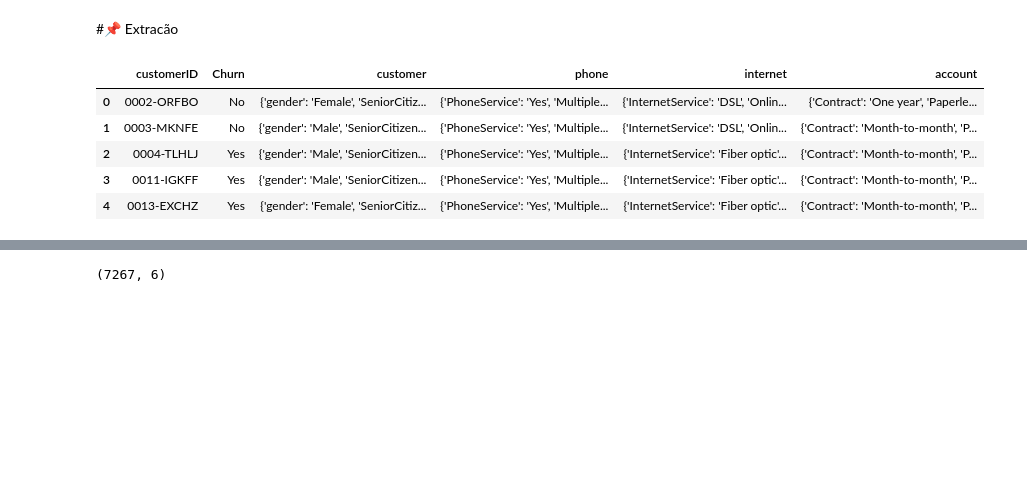
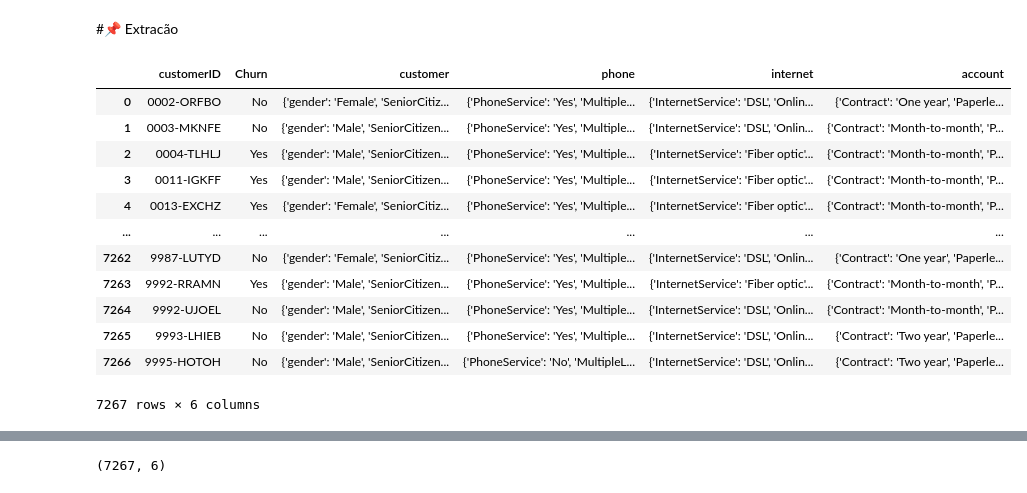
Before and after one commit to alra-code/Desafio-Alura-TelecomX_BR, a Jupyter notebook: TelecomX_BR.ipynb, the cells around one changed output, grey strips where cells are left out. Saved outputs shown, nothing was run; the diff lists cells and outputs as text; code cells hidden in the pictures; blank space fills up the shorter version.

```diff
--- a/TelecomX_BR.ipynb
+++ b/TelecomX_BR.ipynb
@@ -10,14 +11,23 @@ import pandas as pd
 url = 'https://raw.githubusercontent.com/alura-cursos/challenge2-data-science/refs/heads/main/TelecomX_Data.json'
 # %%
 #baixando o dataframe
-df = pd.read_json(url)
+response = requests.get(url)
+data = response.json()
+
+df = pd.DataFrame(data)
+
+df
+# %% [output]
+|  | customerID | Churn | customer | phone | internet | account |
+| 0 | 0002-ORFBO | No | {'gender': 'Female', 'SeniorCitiz... | {'PhoneService': 'Yes', 'Multiple... | {'InternetService': 'DSL', 'Onlin... | {'Contract': 'One year', 'Paperle... |
+| 1 | 0003-MKNFE | No | {'gender': 'Male', 'SeniorCitizen... | {'PhoneService': 'Yes', 'Multiple... | {'InternetService': 'DSL', 'Onlin... | {'Contract': 'Month-to-month', 'P... |
+| 2 | 0004-TLHLJ | Yes | {'gender': 'Male', 'SeniorCitizen... | {'PhoneService': 'Yes', 'Multiple... | {'InternetService': 'Fiber optic'... | {'Contract': 'Month-to-month', 'P... |
+| 3 | 0011-IGKFF | Yes | {'gender': 'Male', 'SeniorCitizen... | {'PhoneService': 'Yes', 'Multiple... | {'InternetService': 'Fiber optic'... | {'Contract': 'Month-to-month', 'P... |
+| 4 | 0013-EXCHZ | Yes | {'gender': 'Female', 'SeniorCitiz... | {'PhoneService': 'Yes', 'Multiple... | {'InternetService': 'Fiber optic'... | {'Contract': 'Month-to-month', 'P... |
+| ... | ... | ... | ... | ... | ... | ... |
+| 7262 | 9987-LUTYD | No | {'gender': 'Female', 'SeniorCitiz... | {'PhoneService': 'Yes', 'Multiple... | {'InternetService': 'DSL', 'Onlin... | {'Contract': 'One year', 'Paperle... |
+| 7263 | 9992-RRAMN | Yes | {'gender': 'Male', 'SeniorCitizen... | {'PhoneService': 'Yes', 'Multiple... | {'InternetService': 'Fiber optic'... | {'Contract': 'Month-to-month', 'P... |
+| 7264 | 9992-UJOEL | No | {'gender': 'Male', 'SeniorCitizen... | {'PhoneService': 'Yes', 'Multiple... | {'InternetService': 'DSL', 'Onlin... | {'Contract': 'Month-to-month', 'P... |
+| 7265 | 9993-LHIEB | No | {'gender': 'Male', 'SeniorCitizen... | {'PhoneService': 'Yes', 'Multiple... | {'InternetService': 'DSL', 'Onlin... | {'Contract': 'Two year', 'Paperle... |
+| 7266 | 9995-HOTOH | No | {'gender': 'Male', 'SeniorCitizen... | {'PhoneService': 'No', 'MultipleL... | {'InternetService': 'DSL', 'Onlin... | {'Contract': 'Two year', 'Paperle... |
+7267 rows × 6 columns
-# %%
-#visualizando das 5 primeiras linhas
-df.head()
-# %% [output]
-|  | customerID | Churn | customer | phone | internet | account |
-| 0 | 0002-ORFBO | No | {'gender': 'Female', 'SeniorCitiz... | {'PhoneService': 'Yes', 'Multiple... | {'InternetService': 'DSL', 'Onlin... | {'Contract': 'One year', 'Paperle... |
-| 1 | 0003-MKNFE | No | {'gender': 'Male', 'SeniorCitizen... | {'PhoneService': 'Yes', 'Multiple... | {'InternetService': 'DSL', 'Onlin... | {'Contract': 'Month-to-month', 'P... |
-| 2 | 0004-TLHLJ | Yes | {'gender': 'Male', 'SeniorCitizen... | {'PhoneService': 'Yes', 'Multiple... | {'InternetService': 'Fiber optic'... | {'Contract': 'Month-to-month', 'P... |
-| 3 | 0011-IGKFF | Yes | {'gender': 'Male', 'SeniorCitizen... | {'PhoneService': 'Yes', 'Multiple... | {'InternetService': 'Fiber optic'... | {'Contract': 'Month-to-month', 'P... |
-| 4 | 0013-EXCHZ | Yes | {'gender': 'Female', 'SeniorCitiz... | {'PhoneService': 'Yes', 'Multiple... | {'InternetService': 'Fiber optic'... | {'Contract': 'Month-to-month', 'P... |
```
Also changed, not shown: parts of 46 cells of this notebook.
